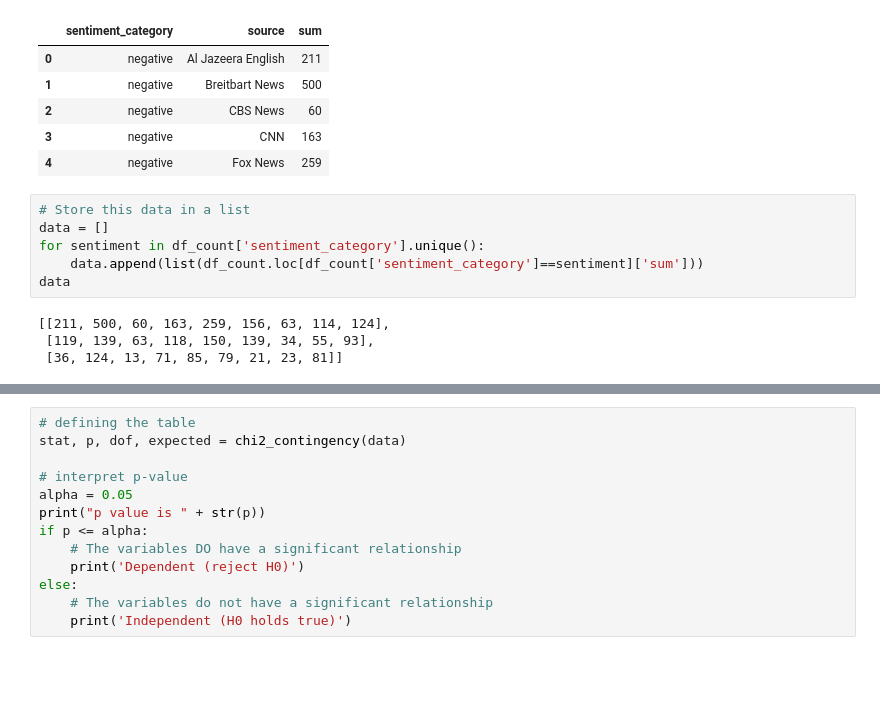
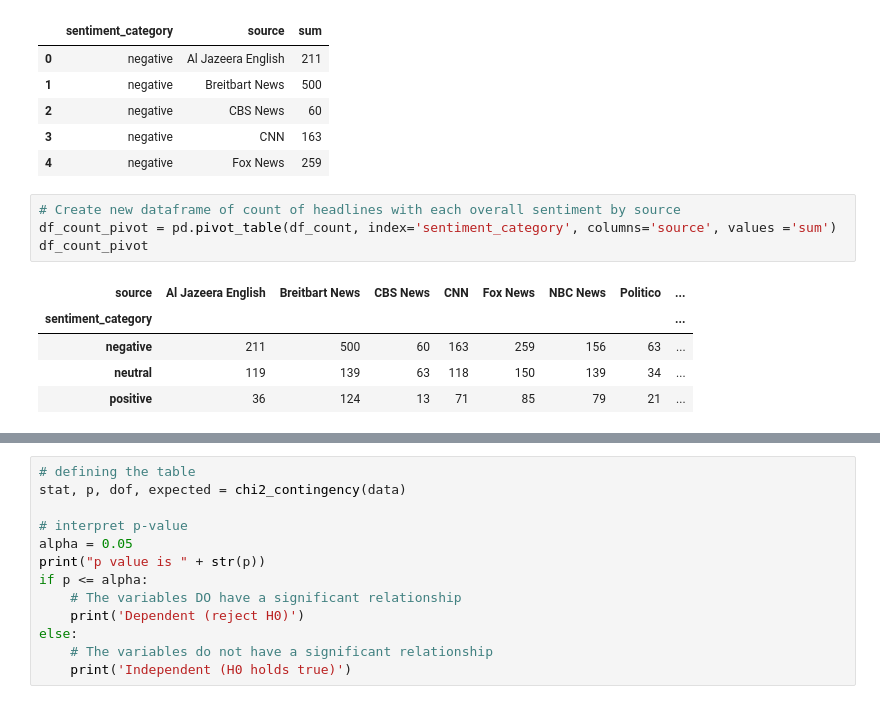
Before and after one commit to James-Ashley/sentiment-analysis-dashboard, a Jupyter notebook: sentiment_analysis/chi-squared_source_sentiment.ipynb, the cells around one changed output, grey strips where cells are left out. Cells and saved outputs as stored; diff of their text form; blank space fills up the shorter version.

```diff
--- a/sentiment_analysis/chi-squared_source_sentiment.ipynb
+++ b/sentiment_analysis/chi-squared_source_sentiment.ipynb
@@ -48,13 +48,13 @@ df_count.head()
 | 2 | negative | CBS News | 60 |
 | 3 | negative | CNN | 163 |
 | 4 | negative | Fox News | 259 |
-# %%
-# Store this data in a list
-data = []
-for sentiment in df_count['sentiment_category'].unique():
-    data.append(list(df_count.loc[df_count['sentiment_category']==sentiment]['sum']))
-data
-# %% [output]
-[[211, 500, 60, 163, 259, 156, 63, 114, 124],
- [119, 139, 63, 118, 150, 139, 34, 55, 93],
- [36, 124, 13, 71, 85, 79, 21, 23, 81]]
+# %%
+# Create new dataframe of count of headlines with each overall sentiment by source
+df_count_pivot = pd.pivot_table(df_count, index='sentiment_category', columns='source', values ='sum')
+df_count_pivot
+# %% [output]
+| source | Al Jazeera English | Breitbart News | CBS News | CNN | Fox News | NBC News | Politico | ... |
+| sentiment_category |  |  |  |  |  |  |  | ... |
+| negative | 211 | 500 | 60 | 163 | 259 | 156 | 63 | ... |
+| neutral | 119 | 139 | 63 | 118 | 150 | 139 | 34 | ... |
+| positive | 36 | 124 | 13 | 71 | 85 | 79 | 21 | ... |
```
Also changed, not shown: parts of 1 cell of this notebook, 7 other files.
